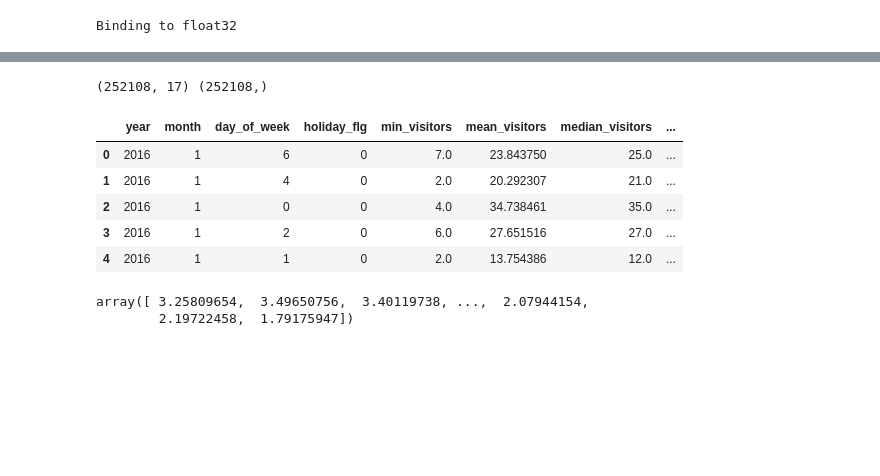
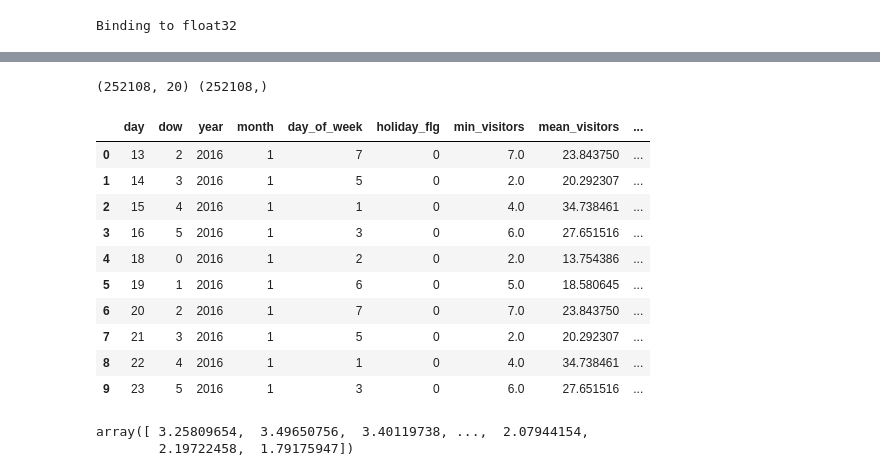
Before and after one commit to WillenZh/testGit, a Jupyter notebook: lgbm_simple.ipynb, the cells around one changed output, grey strips where cells are left out. Cells and saved outputs as stored; diff of their text form; code cells hidden in the pictures; blank space fills up the shorter version.

```diff
--- a/lgbm_simple.ipynb
+++ b/lgbm_simple.ipynb
@@ -190,6 +191,7 @@ data['tes'].head(10)
 | 9 | air_00a91d42b08b08d9_2017-05-02 | 0 | 2017-05-02 | air_00a91d42b08b08d9 |
 # %%
 data['tes']['visit_date'] = pd.to_datetime(data['tes']['visit_date'])
+data['tes']['day'] = data['tes']['visit_date'].dt.day
 data['tes']['dow'] = data['tes']['visit_date'].dt.dayofweek
 data['tes']['year'] = data['tes']['visit_date'].dt.year
 data['tes']['month'] = data['tes']['visit_date'].dt.month
@@ -343,6 +325,11 @@ tmp = data['tra'].groupby(
     as_index=False)['visitors'].count().rename(columns={
         'visitors': 'count_observations'
     })
+
+tmp['mode_visitors'] = pd.DataFrame(
+    data['tra'].groupby(['air_store_id', 'dow'],
+    as_index=False)['visitors'].apply(lambda r: mode(r)[0][0]).values, columns=['mode_visitors'])['mode_visitors']
+
 stores = pd.merge(stores, tmp, how='left', on=['air_store_id', 'dow'])
 # %%
 stores.head(10)
@@ -418,3 +405,5 @@ data['hol'].head()
 data['hol']['visit_date'] = pd.to_datetime(data['hol']['visit_date'])
 data['hol']['day_of_week'] = lbl.fit_transform(data['hol']['day_of_week'])
 data['hol']['visit_date'] = data['hol']['visit_date'].dt.date
+# %%
+data['hol']['day_of_week'] = data['hol']['day_of_week'] + 1
@@ -573,9 +564,7 @@ test.head(20)
 # %%
-
-
-train_x = train.drop(['air_store_id', 'visit_date', 'visitors', 'dow'], axis=1)
+train_x = train.drop(['air_store_id', 'visit_date', 'visitors'], axis=1)
 train_y = np.log1p(train['visitors'].values)
 print(train_x.shape, train_y.shape)
 # %% [output]
-(252108, 17) (252108,)
+(252108, 20) (252108,)
 # %%
@@ -583,12 +572,17 @@ test_x = test.drop(['id', 'air_store_id', 'visit_date', 'visitors', 'dow'], axis
 # %%
-train_x.head()
+train_x.head(10)
 # %% [output]
-|  | year | month | day_of_week | holiday_flg | min_visitors | mean_visitors | median_visitors | ... |
-| 0 | 2016 | 1 | 6 | 0 | 7.0 | 23.843750 | 25.0 | ... |
-| 1 | 2016 | 1 | 4 | 0 | 2.0 | 20.292307 | 21.0 | ... |
-| 2 | 2016 | 1 | 0 | 0 | 4.0 | 34.738461 | 35.0 | ... |
-| 3 | 2016 | 1 | 2 | 0 | 6.0 | 27.651516 | 27.0 | ... |
-| 4 | 2016 | 1 | 1 | 0 | 2.0 | 13.754386 | 12.0 | ... |
+|  | day | dow | year | month | day_of_week | holiday_flg | min_visitors | mean_visitors | ... |
+| 0 | 13 | 2 | 2016 | 1 | 7 | 0 | 7.0 | 23.843750 | ... |
+| 1 | 14 | 3 | 2016 | 1 | 5 | 0 | 2.0 | 20.292307 | ... |
+| 2 | 15 | 4 | 2016 | 1 | 1 | 0 | 4.0 | 34.738461 | ... |
+| 3 | 16 | 5 | 2016 | 1 | 3 | 0 | 6.0 | 27.651516 | ... |
+| 4 | 18 | 0 | 2016 | 1 | 2 | 0 | 2.0 | 13.754386 | ... |
+| 5 | 19 | 1 | 2016 | 1 | 6 | 0 | 5.0 | 18.580645 | ... |
+| 6 | 20 | 2 | 2016 | 1 | 7 | 0 | 7.0 | 23.843750 | ... |
+| 7 | 21 | 3 | 2016 | 1 | 5 | 0 | 2.0 | 20.292307 | ... |
+| 8 | 22 | 4 | 2016 | 1 | 1 | 0 | 4.0 | 34.738461 | ... |
+| 9 | 23 | 5 | 2016 | 1 | 3 | 0 | 6.0 | 27.651516 | ... |
 # %%
 train_y
 # %% [output]
```
Also changed, not shown: parts of 21 cells of this notebook.
